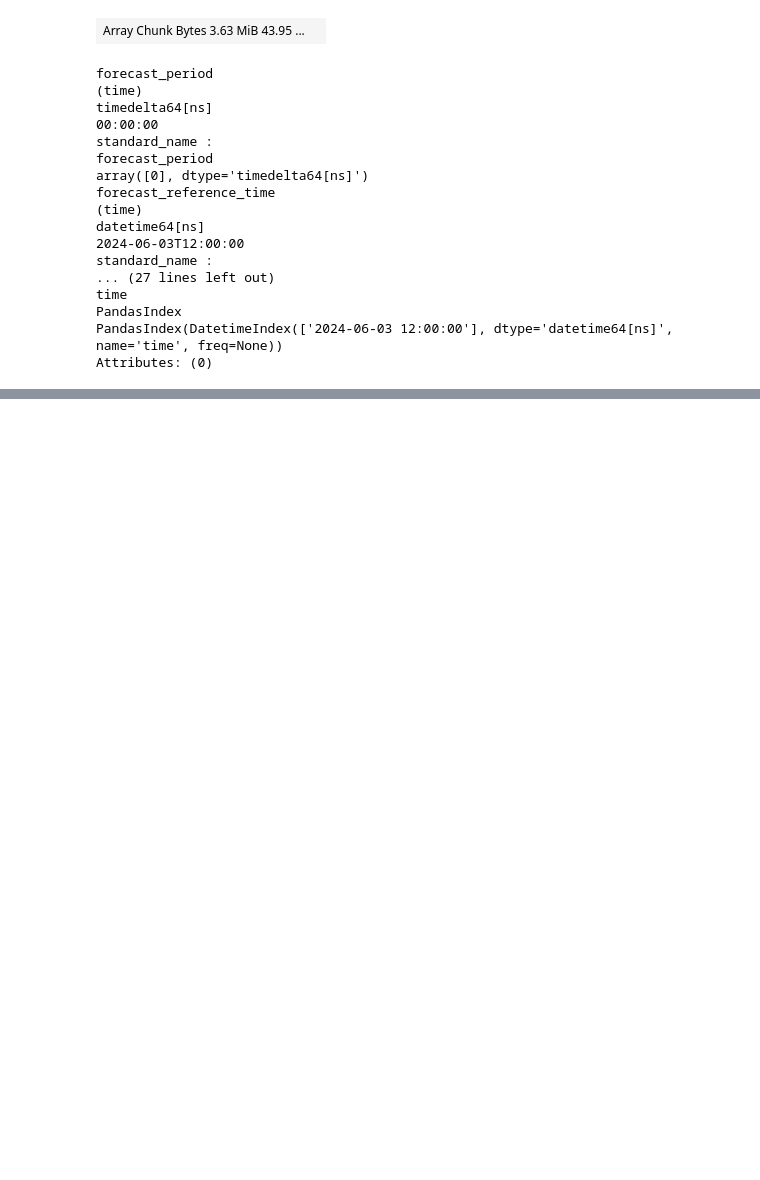
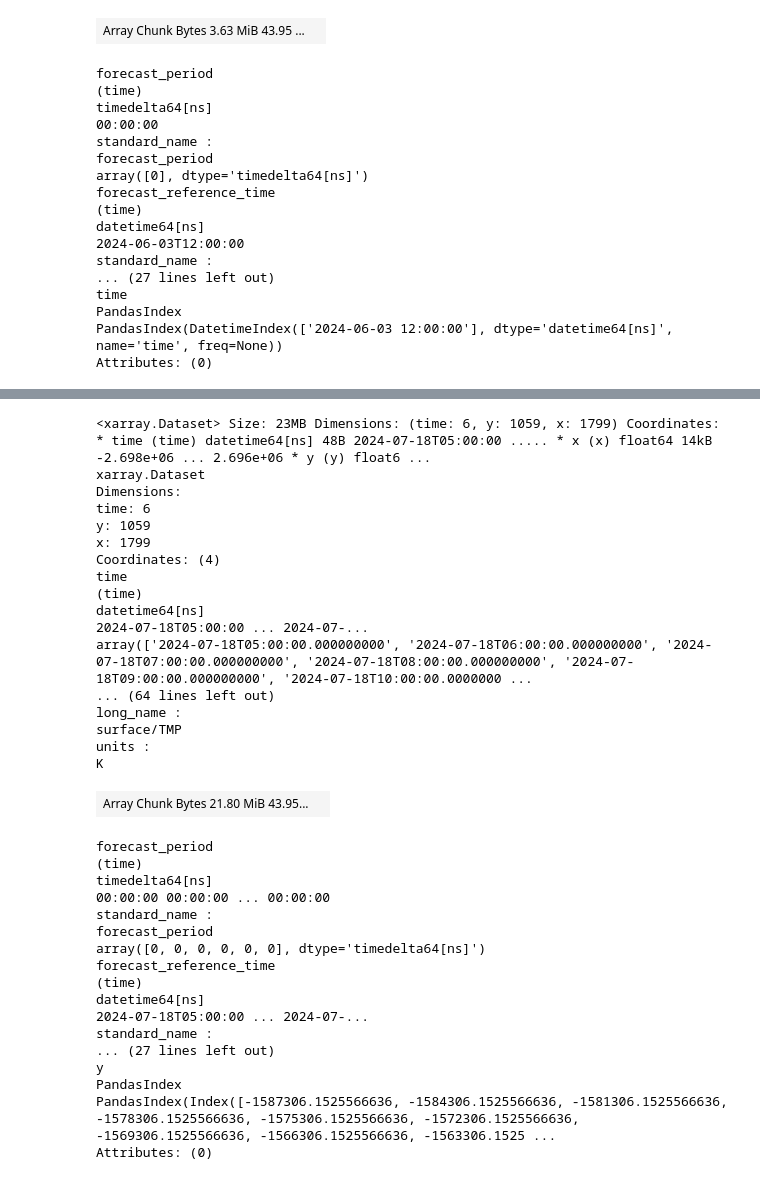
Before and after one commit to mylesmc123/hrrrzarr, a Jupyter notebook: dev.ipynb, the cells around one changed output, grey strips where cells are left out. Saved outputs shown, nothing was run; the diff lists cells and outputs as text; code cells hidden in the pictures; blank space fills up the shorter version.

```diff
--- a/dev.ipynb
+++ b/dev.ipynb
@@ -285,0 +215,38 @@ image = ds2.TMP.isel(time = 0).plot.imshow(ax=ax, transform=ccrs.PlateCarree(),
+# %%
+ds1
+# %% [output]
+<xarray.Dataset> Size: 23MB Dimensions: (time: 6, y: 1059, x: 1799) Coordinates: * time (time) datetime64[ns] 48B 2024-07-18T05:00:00 ..... * x (x) float64 14kB -2.698e+06 ... 2.696e+06 * y (y) float6 ...
+xarray.Dataset
+Dimensions:
+time: 6
+y: 1059
+x: 1799
+Coordinates: (4)
+time
+(time)
+datetime64[ns]
+2024-07-18T05:00:00 ... 2024-07-...
+array(['2024-07-18T05:00:00.000000000', '2024-07-18T06:00:00.000000000', '2024-07-18T07:00:00.000000000', '2024-07-18T08:00:00.000000000', '2024-07-18T09:00:00.000000000', '2024-07-18T10:00:00.0000000 ...
+... (64 lines left out)
+long_name :
+surface/TMP
+units :
+K
+| Array Chunk Bytes 21.80 MiB 43.95... |  |
+forecast_period
+(time)
+timedelta64[ns]
+00:00:00 00:00:00 ... 00:00:00
+standard_name :
+forecast_period
+array([0, 0, 0, 0, 0, 0], dtype='timedelta64[ns]')
+forecast_reference_time
+(time)
+datetime64[ns]
+2024-07-18T05:00:00 ... 2024-07-...
+standard_name :
+... (27 lines left out)
+y
+PandasIndex
+PandasIndex(Index([-1587306.1525566636, -1584306.1525566636, -1581306.1525566636, -1578306.1525566636, -1575306.1525566636, -1572306.1525566636, -1569306.1525566636, -1566306.1525566636, -1563306.1525 ...
+Attributes: (0)
```
Also changed, not shown: parts of 16 cells of this notebook, 2 other files.
